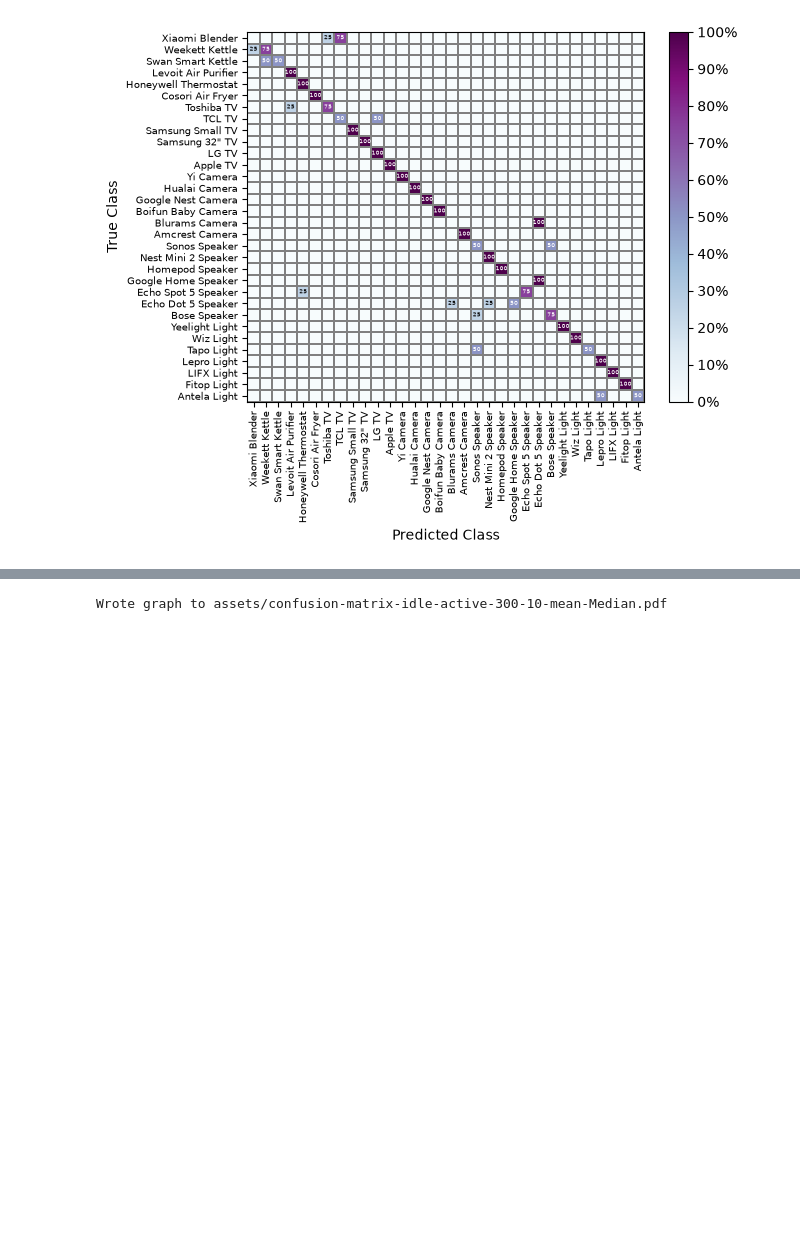
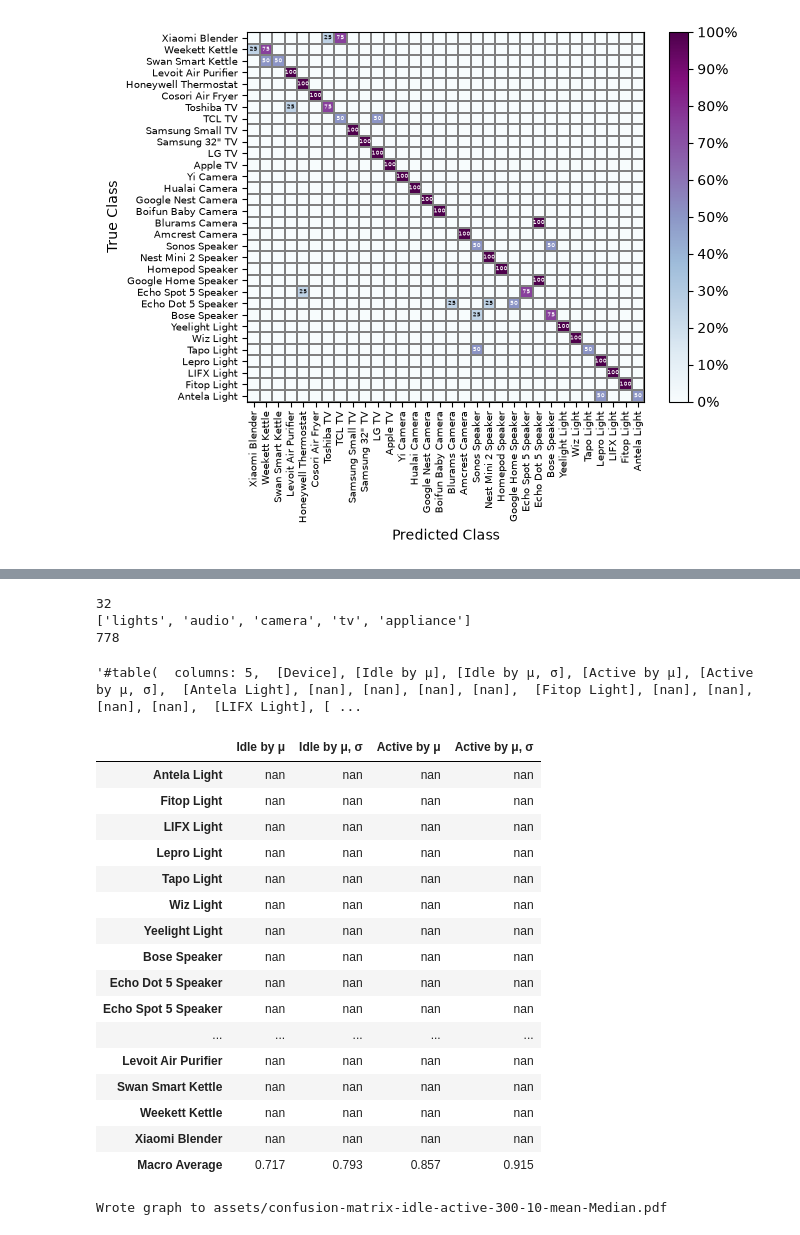
Before and after one commit to JackRobbers/thesis, a Jupyter notebook: analysis.ipynb, the cells around one changed output, grey strips where cells are left out. Drawn from its saved outputs; the diff is of its cells as text; code cells hidden in the pictures; blank space fills up the shorter version.

```diff
--- a/analysis.ipynb
+++ b/analysis.ipynb
@@ -472,3 +406,83 @@ Finished line s = 50
+# %%
+# | label: info
+
+w = 150
+s = 100
+
+exp = Experiment(
+    c,
+    [State.IDLE],
+    [Metric.MEAN],
+    Classifier.Median,
+    w,
+    s,
+    # include=["cosori", "appletv", "tcltv", "toshiba"],
+)
+print(len(exp.devices))
+print(c.categories)
+print(len(exp.data[0].testing.df))
+# %% [output]
+32
+['lights', 'audio', 'camera', 'tv', 'appliance']
+778
+# %%
+# | label: summary
+
+
+get_scores = lambda exp: list(exp.f1_scores.values()) + [exp.f1_macro_average]
+
+common = partial(Experiment, c, classify_by=Classifier.Median, w=w, s=s)
+
+summary_idle_mean = common([State.IDLE], [Metric.MEAN])
+
+summary_active_mean = common([State.ACTIVE], [Metric.MEAN])
+
+summary_idle_mean_std = common([State.IDLE], [Metric.MEAN, Metric.STD])
+
+summary_active_mean_std = common([State.ACTIVE], [Metric.MEAN, Metric.STD])
+mean_fancy = Metric.MEAN.fancy_name()
+std_fancy = Metric.STD.fancy_name()
+
+scores = pd.DataFrame(
+    data={
+        f"Idle by {mean_fancy}": summary_idle_mean.f1_scores,
+        f"Idle by {mean_fancy}, {std_fancy}": summary_idle_mean_std.f1_scores,
+        f"Active by {mean_fancy}": summary_active_mean.f1_scores,
+        f"Active by {mean_fancy}, {std_fancy}": summary_active_mean_std.f1_scores,
+    },
+    index=exp.devices + ["Macro Average"],
+).sort_values(by=f"Idle by {mean_fancy}", ascending=False)
+
+scores.loc["Macro Average"] = [
+    summary_idle_mean.f1_macro_average,
+    summary_idle_mean_std.f1_macro_average,
+    summary_active_mean.f1_macro_average,
+    summary_active_mean_std.f1_macro_average,
+]
+typst_table(
+    scores,
+    diag=False,
+    index_title="Device",
+)
+# %% [output]
+'#table(  columns: 5,  [Device], [Idle by μ], [Idle by μ, σ], [Active by μ], [Active by μ, σ],  [Antela Light], [nan], [nan], [nan], [nan],  [Fitop Light], [nan], [nan], [nan], [nan],  [LIFX Light], [ ...
+|  | Idle by μ | Idle by μ, σ | Active by μ | Active by μ, σ |
+| Antela Light | nan | nan | nan | nan |
+| Fitop Light | nan | nan | nan | nan |
+| LIFX Light | nan | nan | nan | nan |
+| Lepro Light | nan | nan | nan | nan |
+| Tapo Light | nan | nan | nan | nan |
+| Wiz Light | nan | nan | nan | nan |
+| Yeelight Light | nan | nan | nan | nan |
+| Bose Speaker | nan | nan | nan | nan |
+| Echo Dot 5 Speaker | nan | nan | nan | nan |
+| Echo Spot 5 Speaker | nan | nan | nan | nan |
+| ... | ... | ... | ... | ... |
+| Levoit Air Purifier | nan | nan | nan | nan |
+| Swan Smart Kettle | nan | nan | nan | nan |
+| Weekett Kettle | nan | nan | nan | nan |
+| Xiaomi Blender | nan | nan | nan | nan |
+| Macro Average | 0.717 | 0.793 | 0.857 | 0.915 |
 # %%
 # | label: combined
 
```
Also changed, not shown: parts of 5 cells of this notebook, 15 other files.
